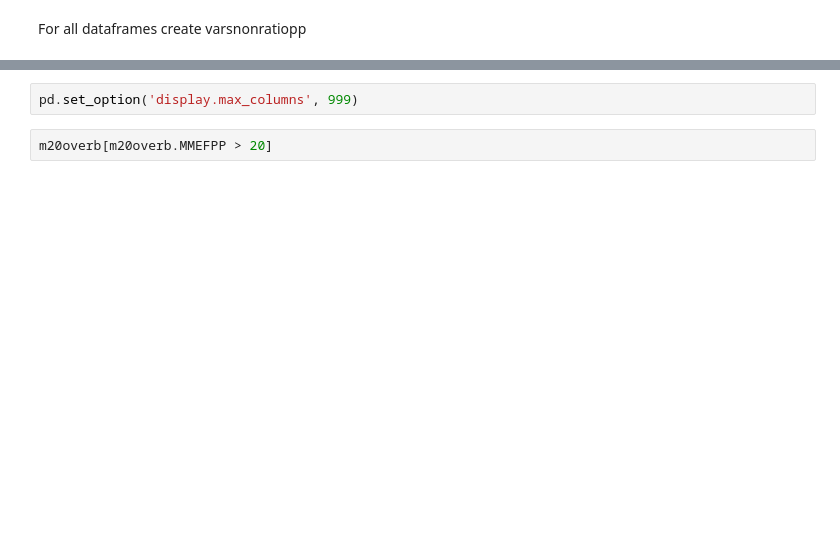
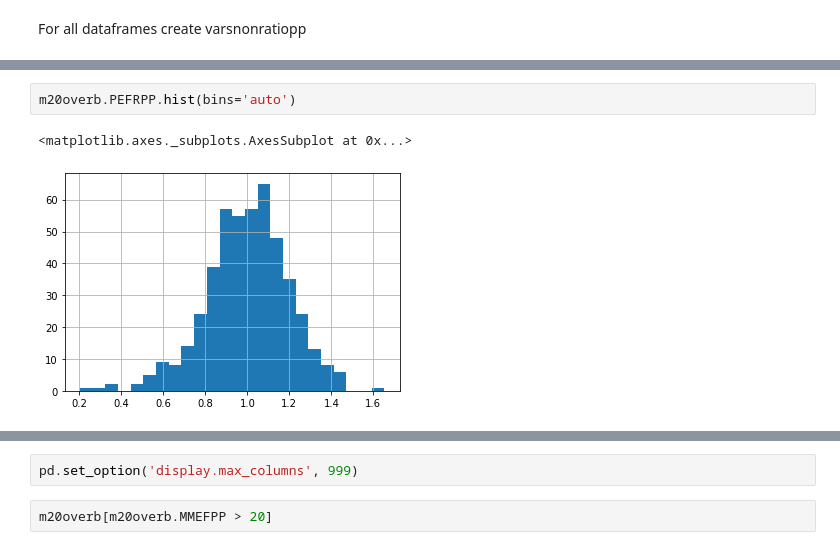
Before and after one commit to climatebrad/nhanes, a Jupyter notebook: nhanes.doug-Copy1.ipynb, the cells around one changed output, grey strips where cells are left out. Cells and saved outputs as stored; diff of their text form; blank space fills up the shorter version.

```diff
--- a/nhanes.doug-Copy1.ipynb
+++ b/nhanes.doug-Copy1.ipynb
@@ -1537,3 +1396,8 @@ AttributeError: 'DataFrame' object has no attribute 'FEV1PP'
+# %%
+m20overb.PEFRPP.hist(bins='auto')
+# %% [output]
+<matplotlib.axes._subplots.AxesSubplot at 0x...>
+[figure, added]
 # %%
 m20overb.MMEFPP.hist(bins='auto')
 # %% [output]
```
Also changed, not shown: parts of 106 cells of this notebook.
